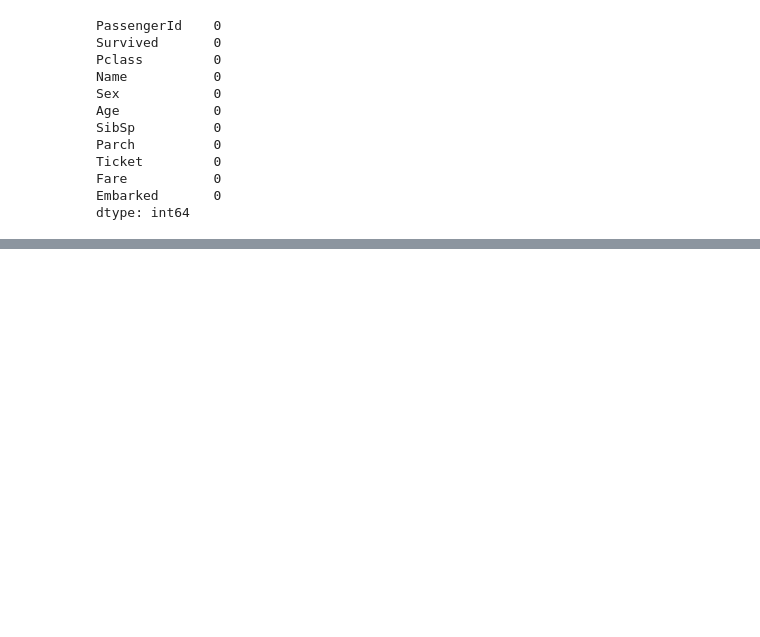
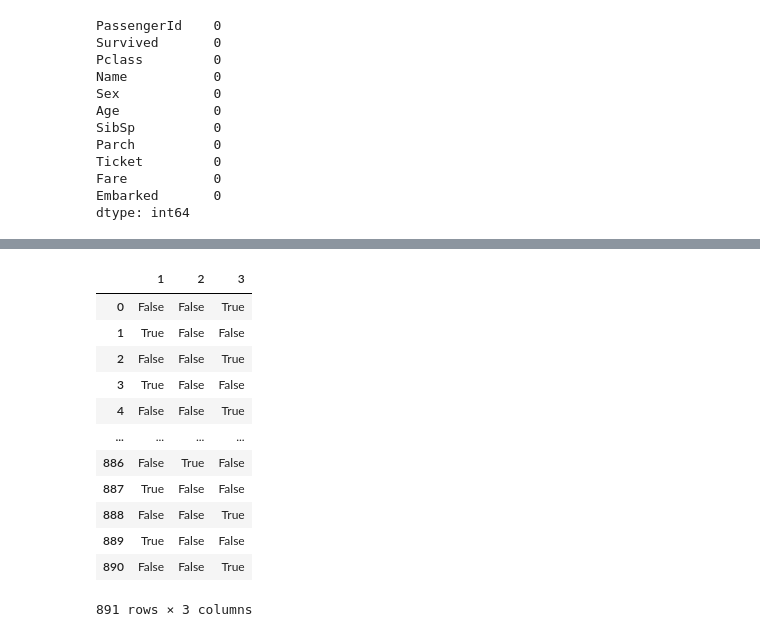
Before and after one commit to trivenibodapati/ML_2026_Workshop, a Jupyter notebook: EDA_Case_Study.ipynb, the cells around one changed output, grey strips where cells are left out. Cells and saved outputs as stored; diff of their text form; code cells hidden in the pictures; blank space fills up the shorter version.

```diff
--- a/EDA_Case_Study.ipynb
+++ b/EDA_Case_Study.ipynb
@@ -414,0 +437,18 @@ dtype: int64
+# %%
+#get_dummies
+pclass=pd.get_dummies(data['Pclass'])
+pclass
+# %% [output]
+|  | 1 | 2 | 3 |
+| 0 | False | False | True |
+| 1 | True | False | False |
+| 2 | False | False | True |
+| 3 | True | False | False |
+| 4 | False | False | True |
+| ... | ... | ... | ... |
+| 886 | False | True | False |
+| 887 | True | False | False |
+| 888 | False | False | True |
+| 889 | True | False | False |
+| 890 | False | False | True |
+891 rows × 3 columns
```
Also changed, not shown: parts of 13 cells of this notebook.
